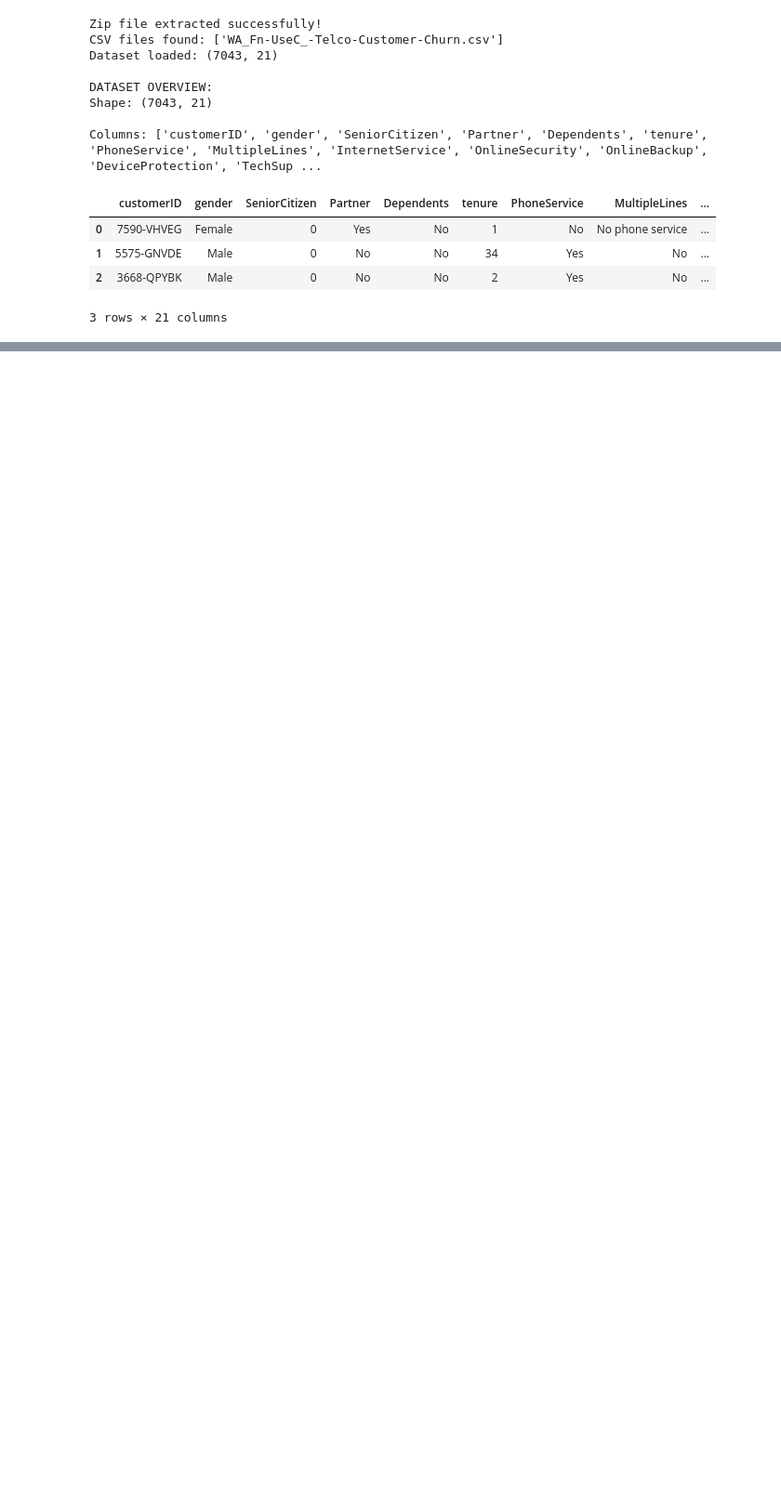
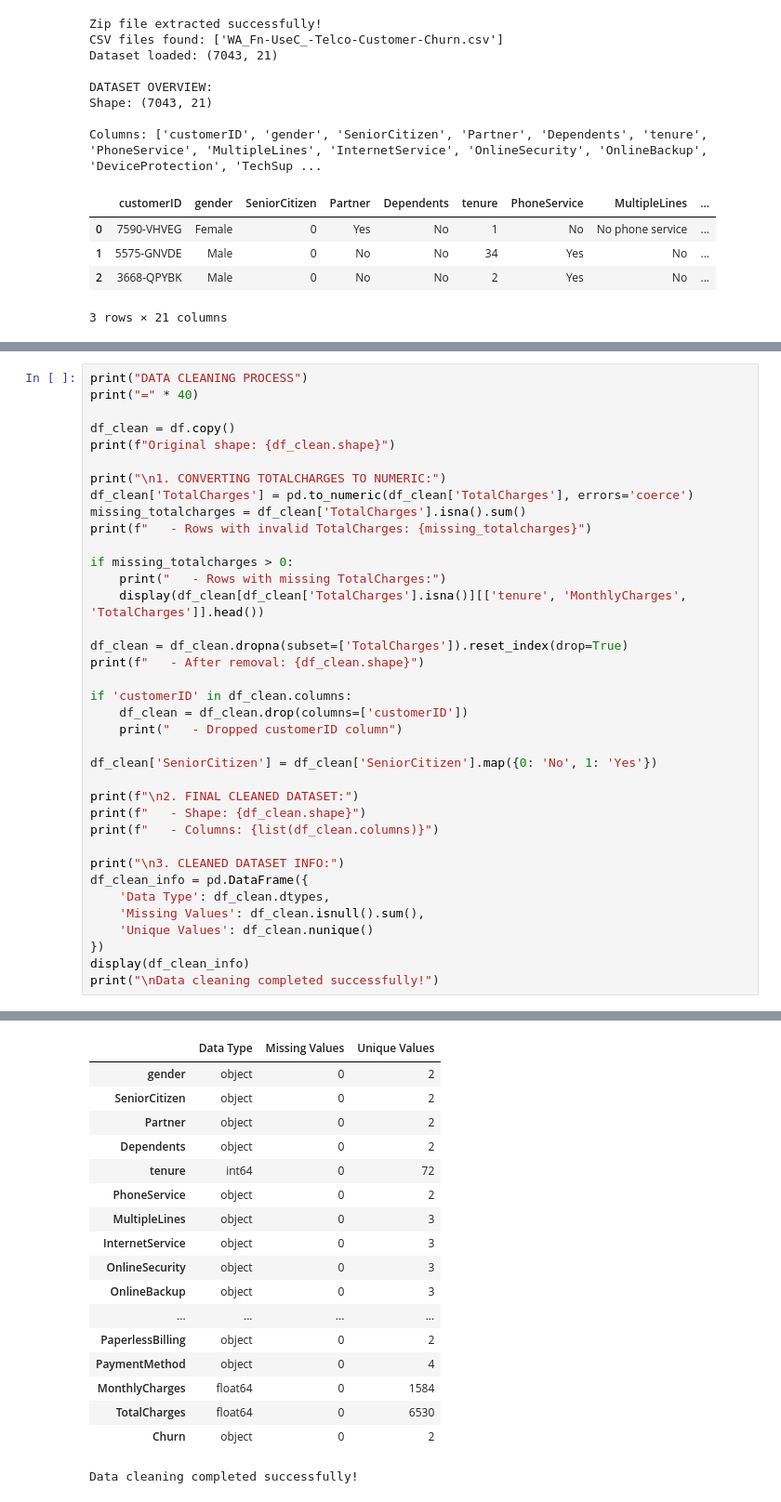
Before and after one commit to MariaImran2023/Telco-customer-churn, a Jupyter notebook: telco_churn_notebook.ipynb, the cells around one changed output, grey strips where cells are left out. Shown: that part at 93% size. Cells and saved outputs as stored; diff of their text form; blank space fills up the shorter version.

```diff
--- a/telco_churn_notebook.ipynb
+++ b/telco_churn_notebook.ipynb
@@ -127,3 +127,41 @@ print(f"   - Sample values: {df['TotalCharges'].head(3).tolist()}")
 4. TOTALCHARGES SPECIFIC CHECK:
    - Data type: object
    - Sample values: ['29.85', '1889.5', '108.15']
+# %%
+print("DATA CLEANING PROCESS")
+print("=" * 40)
+
+df_clean = df.copy()
+print(f"Original shape: {df_clean.shape}")
+
+print("\n1. CONVERTING TOTALCHARGES TO NUMERIC:")
+df_clean['TotalCharges'] = pd.to_numeric(df_clean['TotalCharges'], errors='coerce')
+missing_totalcharges = df_clean['TotalCharges'].isna().sum()
+print(f"   - Rows with invalid TotalCharges: {missing_totalcharges}")
+
+if missing_totalcharges > 0:
+    print("   - Rows with missing TotalCharges:")
+    display(df_clean[df_clean['TotalCharges'].isna()][['tenure', 'MonthlyCharges', 'TotalCharges']].head())
+
+df_clean = df_clean.dropna(subset=['TotalCharges']).reset_index(drop=True)
+print(f"   - After removal: {df_clean.shape}")
+
+if 'customerID' in df_clean.columns:
+    df_clean = df_clean.drop(columns=['customerID'])
+    print("   - Dropped customerID column")
+
+df_clean['SeniorCitizen'] = df_clean['SeniorCitizen'].map({0: 'No', 1: 'Yes'})
+
+print(f"\n2. FINAL CLEANED DATASET:")
+print(f"   - Shape: {df_clean.shape}")
+print(f"   - Columns: {list(df_clean.columns)}")
+
+print("\n3. CLEANED DATASET INFO:")
+df_clean_info = pd.DataFrame({
+    'Data Type': df_clean.dtypes,
+    'Missing Values': df_clean.isnull().sum(),
+    'Unique Values': df_clean.nunique()
+})
+display(df_clean_info)
+print("\nData cleaning completed successfully!")
+# %% [output]
@@ -129,0 +189,18 @@ print(f"   - Sample values: {df['TotalCharges'].head(3).tolist()}")
+|  | Data Type | Missing Values | Unique Values |
+| gender | object | 0 | 2 |
+| SeniorCitizen | object | 0 | 2 |
+| Partner | object | 0 | 2 |
+| Dependents | object | 0 | 2 |
+| tenure | int64 | 0 | 72 |
+| PhoneService | object | 0 | 2 |
+| MultipleLines | object | 0 | 3 |
+| InternetService | object | 0 | 3 |
+| OnlineSecurity | object | 0 | 3 |
+| OnlineBackup | object | 0 | 3 |
+| ... | ... | ... | ... |
+| PaperlessBilling | object | 0 | 2 |
+| PaymentMethod | object | 0 | 4 |
+| MonthlyCharges | float64 | 0 | 1584 |
+| TotalCharges | float64 | 0 | 6530 |
+| Churn | object | 0 | 2 |
+Data cleaning completed successfully!
```
Also changed, not shown: parts of 3 cells of this notebook.
